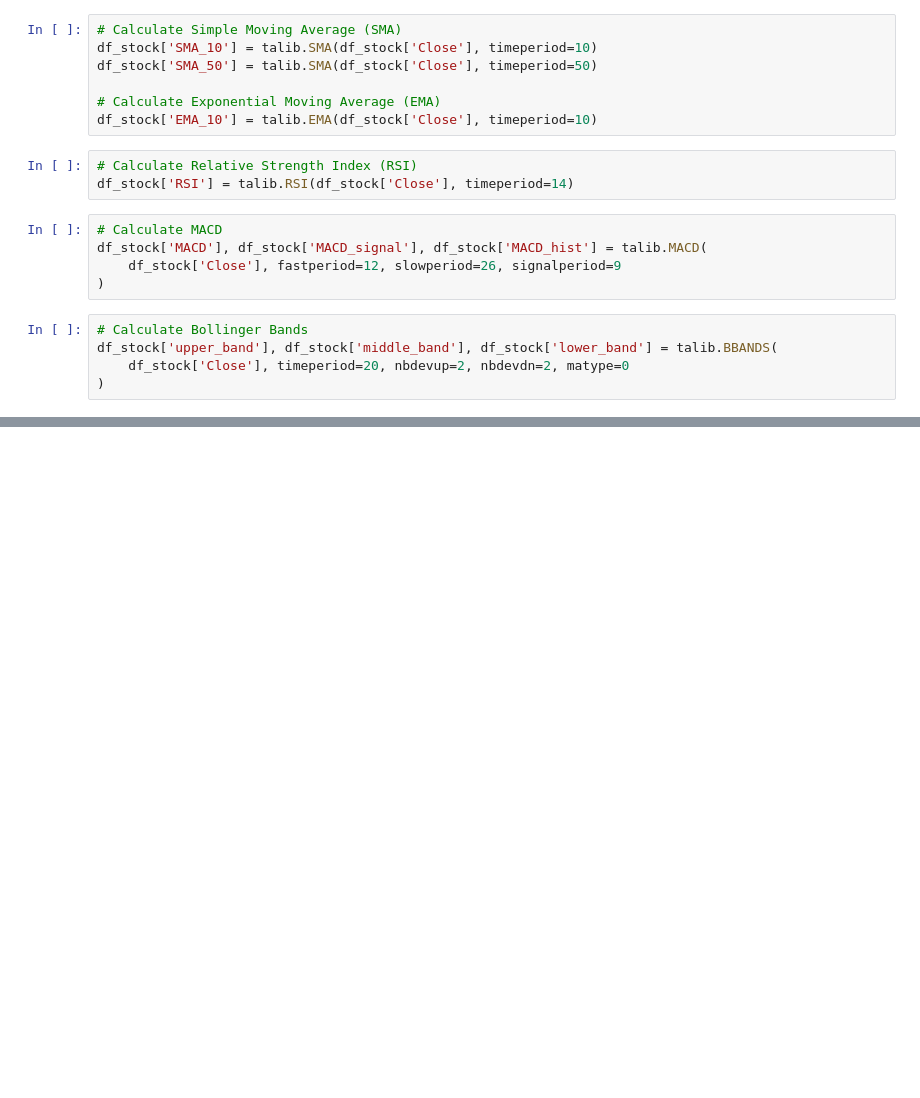
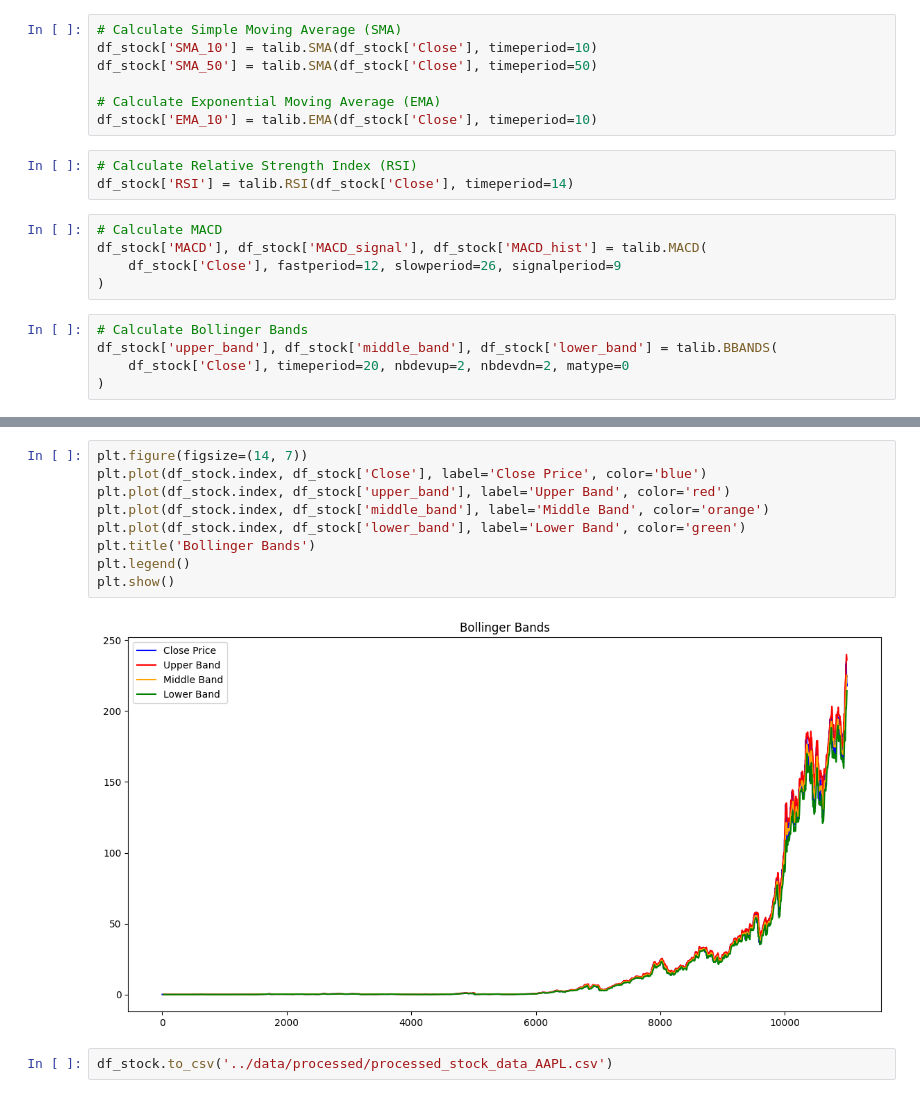
Before and after one commit to SaraFedlu/FinNews-Sentiment-Stock-Correlation-Analysis, a Jupyter notebook: notebooks/correlation_analysis.ipynb, the cells around one changed output, grey strips where cells are left out. Drawn from its saved outputs; the diff is of its cells as text; blank space fills up the shorter version.

```diff
--- a/notebooks/correlation_analysis.ipynb
+++ b/notebooks/correlation_analysis.ipynb
@@ -68,0 +115,13 @@ df_stock['upper_band'], df_stock['middle_band'], df_stock['lower_band'] = talib.
+# %%
+plt.figure(figsize=(14, 7))
+plt.plot(df_stock.index, df_stock['Close'], label='Close Price', color='blue')
+plt.plot(df_stock.index, df_stock['upper_band'], label='Upper Band', color='red')
+plt.plot(df_stock.index, df_stock['middle_band'], label='Middle Band', color='orange')
+plt.plot(df_stock.index, df_stock['lower_band'], label='Lower Band', color='green')
+plt.title('Bollinger Bands')
+plt.legend()
+plt.show()
+# %% [output]
+[figure, added]
+# %%
+df_stock.to_csv('../data/processed/processed_stock_data_AAPL.csv')
```
Also changed, not shown: parts of 4 cells of this notebook, 1 other file.
